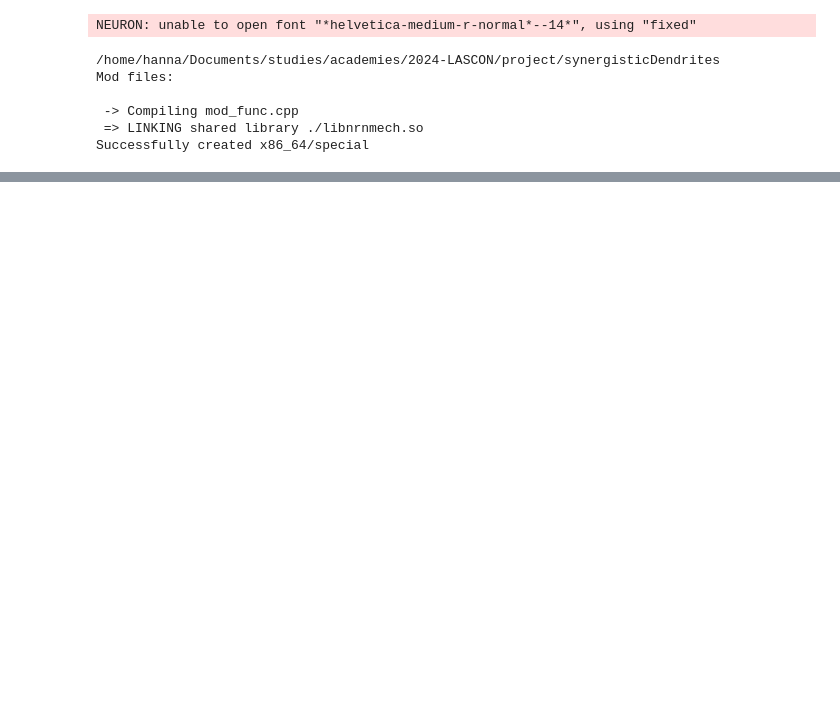
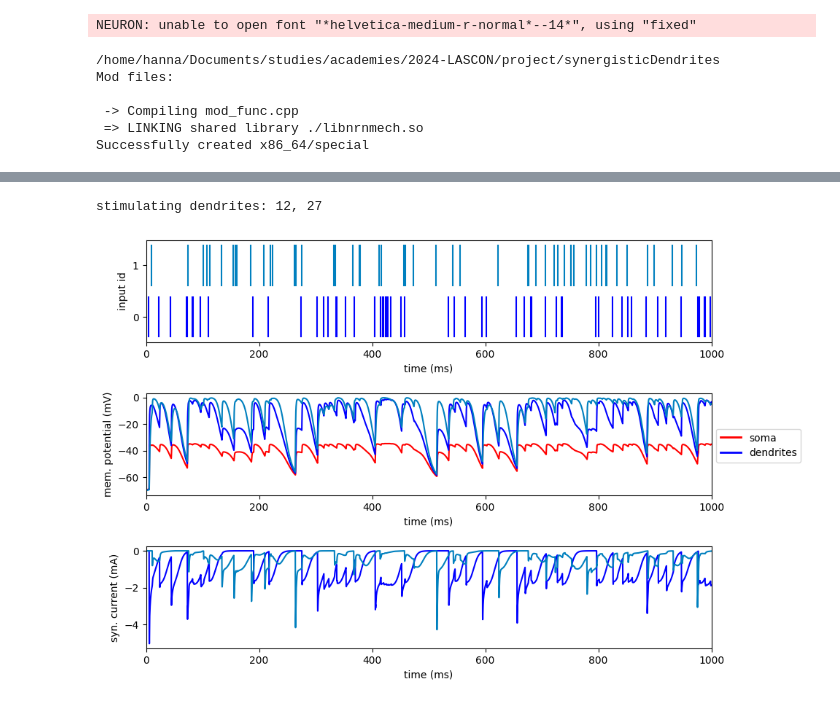
Before and after one commit to hannatolle/synergisticDendrites, a Jupyter notebook: NeuronClass.ipynb, the cells around one changed output, grey strips where cells are left out. Drawn from its saved outputs; the diff is of its cells as text; code cells hidden in the pictures; blank space fills up the shorter version.

```diff
--- a/NeuronClass.ipynb
+++ b/NeuronClass.ipynb
@@ -184,0 +348,41 @@ dt = 0.01*ms               # integration time step, ms
+# %%
+# CHANGE PARAMETERS HERE
+
+# neuron parameters
+neuronParams = dict(alpha=0,                                                      # pyramidal-cell-likeness of the dendritic tree
+                    celsius=37,                                                   # temperature of the neuron [Celsius]
+                    Vrest=-70*mV,                                                 # resting potential [mV]
+                    Cmem=0.638856,                                                # membrane capacitance of the soma [S]
+                    Rmem=120236.0,                                                # membrane resistance of the soma [Ohm]
+                    Ra=141.949,                                                   # axial resistance of the soma [Ohm]
+                    maxTreeLength=500*um,                                         # maximum length of dendritic paths from soma [microns]
+                    geo={'soma': {'L':12.6157*um, 'diam': 12.6157*um, 'nseg': 5}, # geometry-defining params
+                         'dendrite': {'L': 10*um, 'diam': 1*um, 'nseg': 5}},
+                    mech={'dendrite': 'pas', 'soma': 'hh', 'axon': 'pas'})        # biophysical mechanisms
+
+# synapse (Exp2Syn) parameters
+synParams = dict(loc=0.5,            # synapse location on the dendrite (0.5 for middle, if nseg is odd)
+                 tau=[2*ms, 4*ms],   # synaptic time constants
+                 e=0*mV)             # synapse reversal potential
+
+# input stimulus (NetStim) parameters
+stimParams = dict(isi=20*ms,         # mean interspike time interval
+                  num=100,           # average number of spikes
+                  start=1*ms,        # stimulus start time
+                  stop=1000*ms,      # simulation stop time
+                  noise=1)           # noise parameter (must be a value from 0 to 1)
+
+# connection (NetConn) parameters
+connParams = dict(delay=1*ms,        # connection delay
+                  weight=0.4)        # connection weight
+
+# simulation parameters
+numInputs = 2                                                    # number of input simuli
+simParams = dict(dendIdx=[None for i in range(numInputs)],       # indices of dendrites where to inject the stimulus ('None' for random)
+                 seeds=np.random.randint(10000, size=numInputs)) # random seeds of input stimulus noise
+# %%
+# run simulation and plot
+cell, recording = simulate_and_plot(**neuronParams, **synParams, **stimParams, **connParams, **simParams)
+# %% [output]
+stimulating dendrites: 12, 27
+[figure, added]
```
Also changed, not shown: parts of 11 cells of this notebook.
